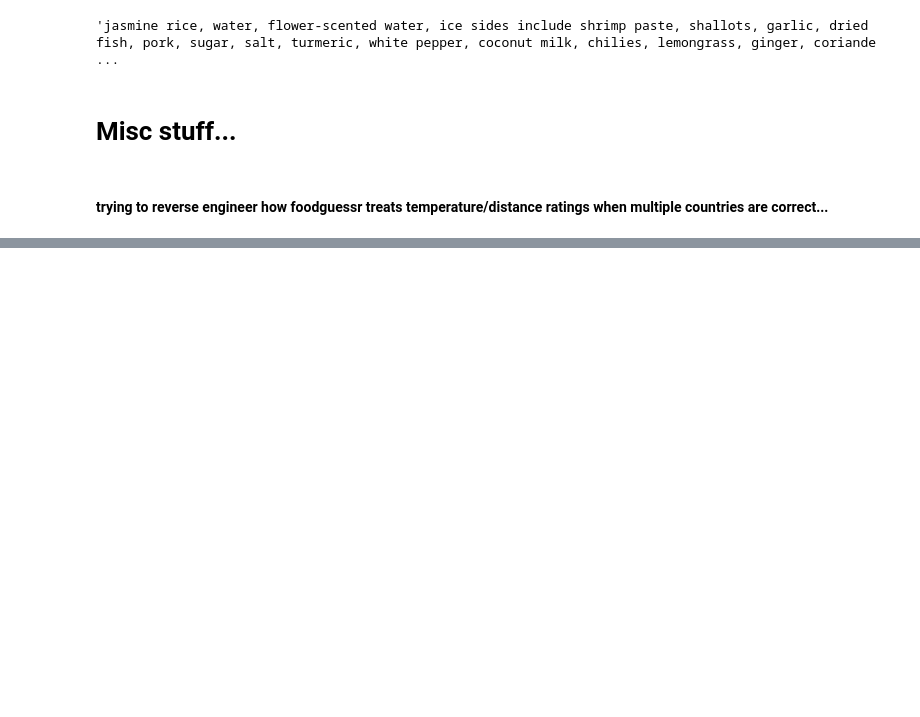
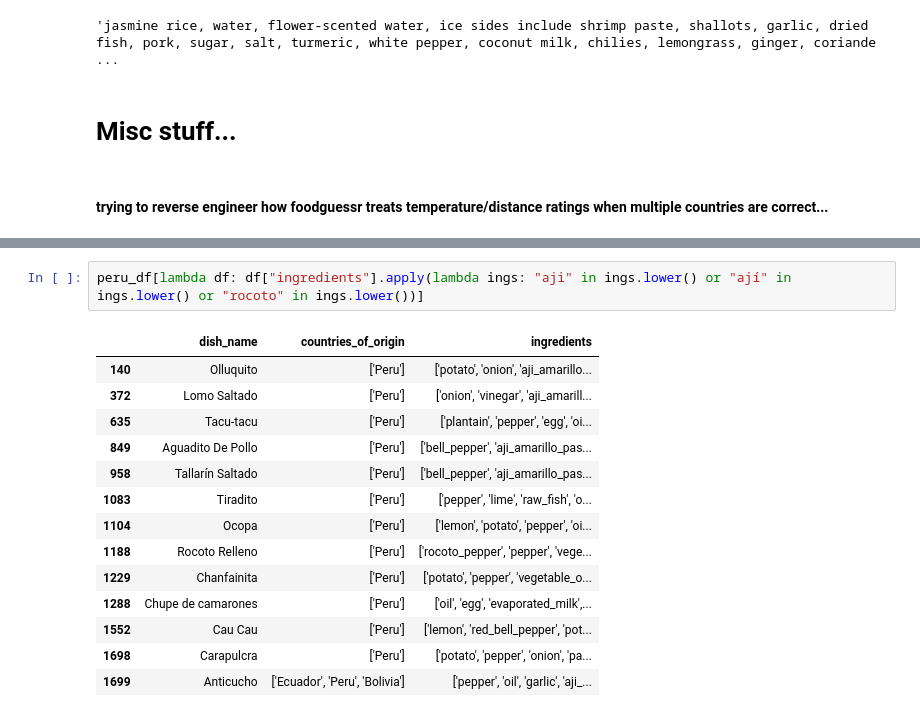
Before and after one commit to rhemmati101/foodguessr-guessr, a Jupyter notebook: guessr.ipynb, the cells around one changed output, grey strips where cells are left out. Drawn from its saved outputs; the diff is of its cells as text; blank space fills up the shorter version.

```diff
--- a/guessr.ipynb
+++ b/guessr.ipynb
@@ -2318,0 +2348,17 @@ Min distance: 638: Hot
+# %%
+peru_df[lambda df: df["ingredients"].apply(lambda ings: "aji" in ings.lower() or "ají" in ings.lower() or "rocoto" in ings.lower())]
+# %% [output]
+|  | dish_name | countries_of_origin | ingredients |
+| 140 | Olluquito | ['Peru'] | ['potato', 'onion', 'aji_amarillo... |
+| 372 | Lomo Saltado | ['Peru'] | ['onion', 'vinegar', 'aji_amarill... |
+| 635 | Tacu-tacu | ['Peru'] | ['plantain', 'pepper', 'egg', 'oi... |
+| 849 | Aguadito De Pollo | ['Peru'] | ['bell_pepper', 'aji_amarillo_pas... |
+| 958 | Tallarín Saltado | ['Peru'] | ['bell_pepper', 'aji_amarillo_pas... |
+| 1083 | Tiradito | ['Peru'] | ['pepper', 'lime', 'raw_fish', 'o... |
+| 1104 | Ocopa | ['Peru'] | ['lemon', 'potato', 'pepper', 'oi... |
+| 1188 | Rocoto Relleno | ['Peru'] | ['rocoto_pepper', 'pepper', 'vege... |
+| 1229 | Chanfainita | ['Peru'] | ['potato', 'pepper', 'vegetable_o... |
+| 1288 | Chupe de camarones | ['Peru'] | ['oil', 'egg', 'evaporated_milk',... |
+| 1552 | Cau Cau | ['Peru'] | ['lemon', 'red_bell_pepper', 'pot... |
+| 1698 | Carapulcra | ['Peru'] | ['potato', 'pepper', 'onion', 'pa... |
+| 1699 | Anticucho | ['Ecuador', 'Peru', 'Bolivia'] | ['pepper', 'oil', 'garlic', 'aji_... |
```
Also changed, not shown: parts of 20 cells of this notebook, 3 other files.
